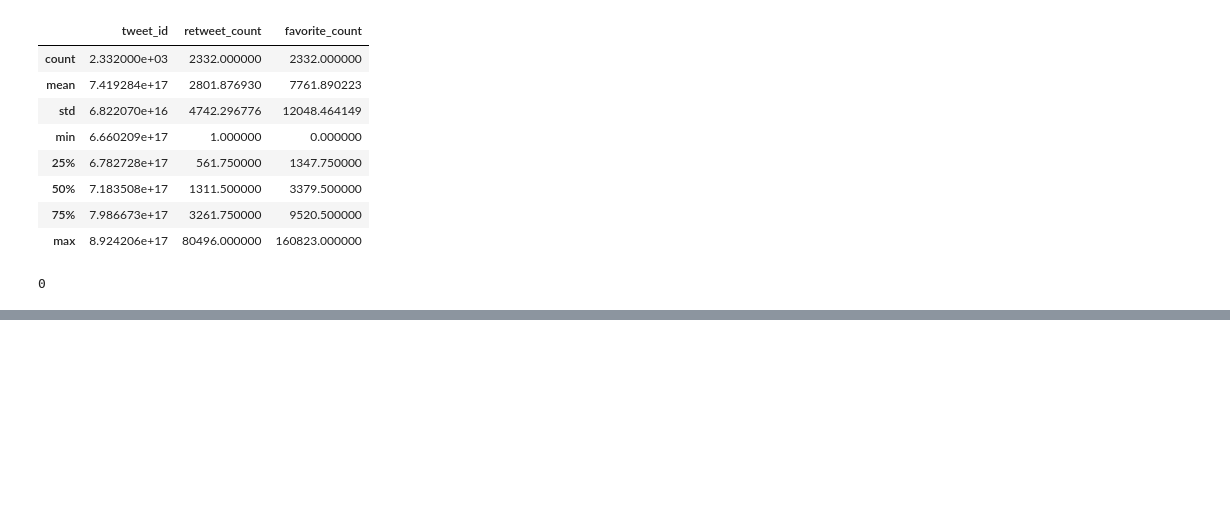
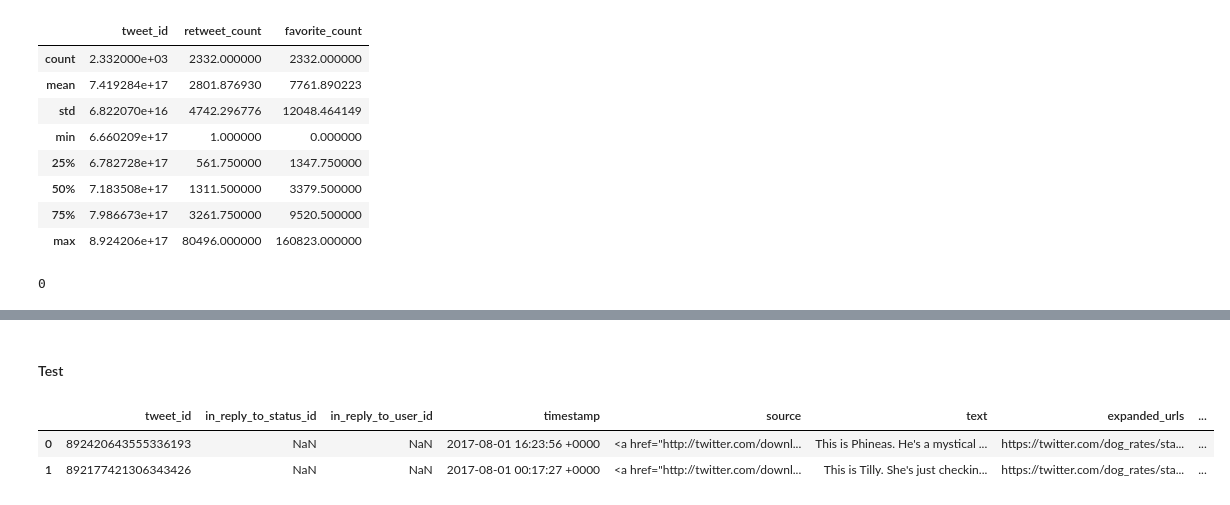
Before and after one commit to suefenali/data_analysis_nanodegree, a Jupyter notebook: project_4/wrangle_act.ipynb, the cells around one changed output, grey strips where cells are left out. Cells and saved outputs as stored; diff of their text form; code cells hidden in the pictures; blank space fills up the shorter version.

Commit message:
Clean tidiness first part

```diff
--- a/project_4/wrangle_act.ipynb
+++ b/project_4/wrangle_act.ipynb
@@ -379,0 +396,2 @@ predictions_clean = image_predictions.copy()
+# %%
+twitter_clean = twitter_clean.query('retweeted_status_id.isna()')
@@ -379,0 +451,12 @@ predictions_clean = image_predictions.copy()
+# %%
+twitter_clean.drop(columns=['retweeted_status_id',
+                            'retweeted_status_user_id',
+                            'retweeted_status_timestamp'], inplace=True)
+# %% [markdown]
+#### Test
+# %%
+twitter_clean.head(2)
+# %% [output]
+|  | tweet_id | in_reply_to_status_id | in_reply_to_user_id | timestamp | source | text | expanded_urls | ... |
+| 0 | 892420643555336193 | NaN | NaN | 2017-08-01 16:23:56 +0000 | <a href="http://twitter.com/downl... | This is Phineas. He's a mystical ... | https://twitter.com/dog_rates/sta... | ... |
+| 1 | 892177421306343426 | NaN | NaN | 2017-08-01 00:17:27 +0000 | <a href="http://twitter.com/downl... | This is Tilly. She's just checkin... | https://twitter.com/dog_rates/sta... | ... |
```
Also changed, not shown: parts of 12 cells of this notebook.
